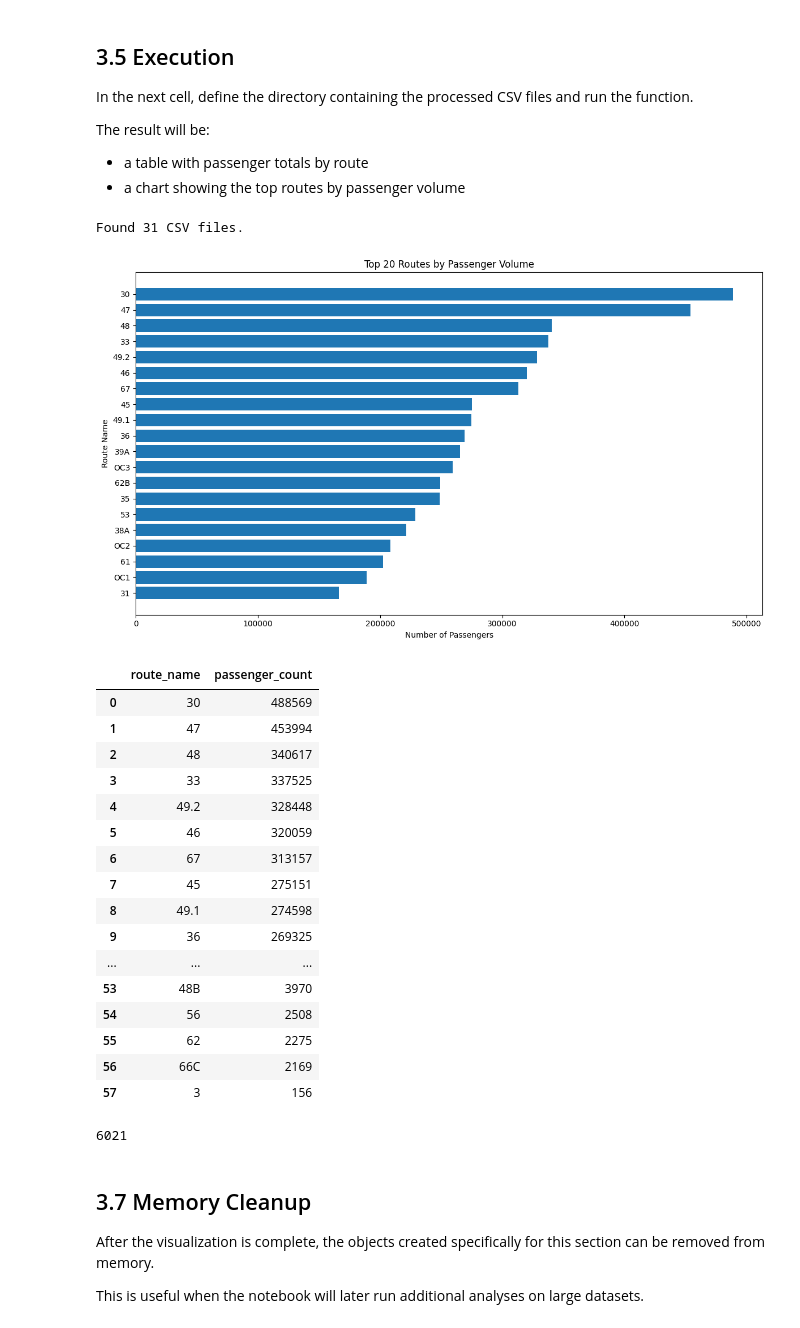
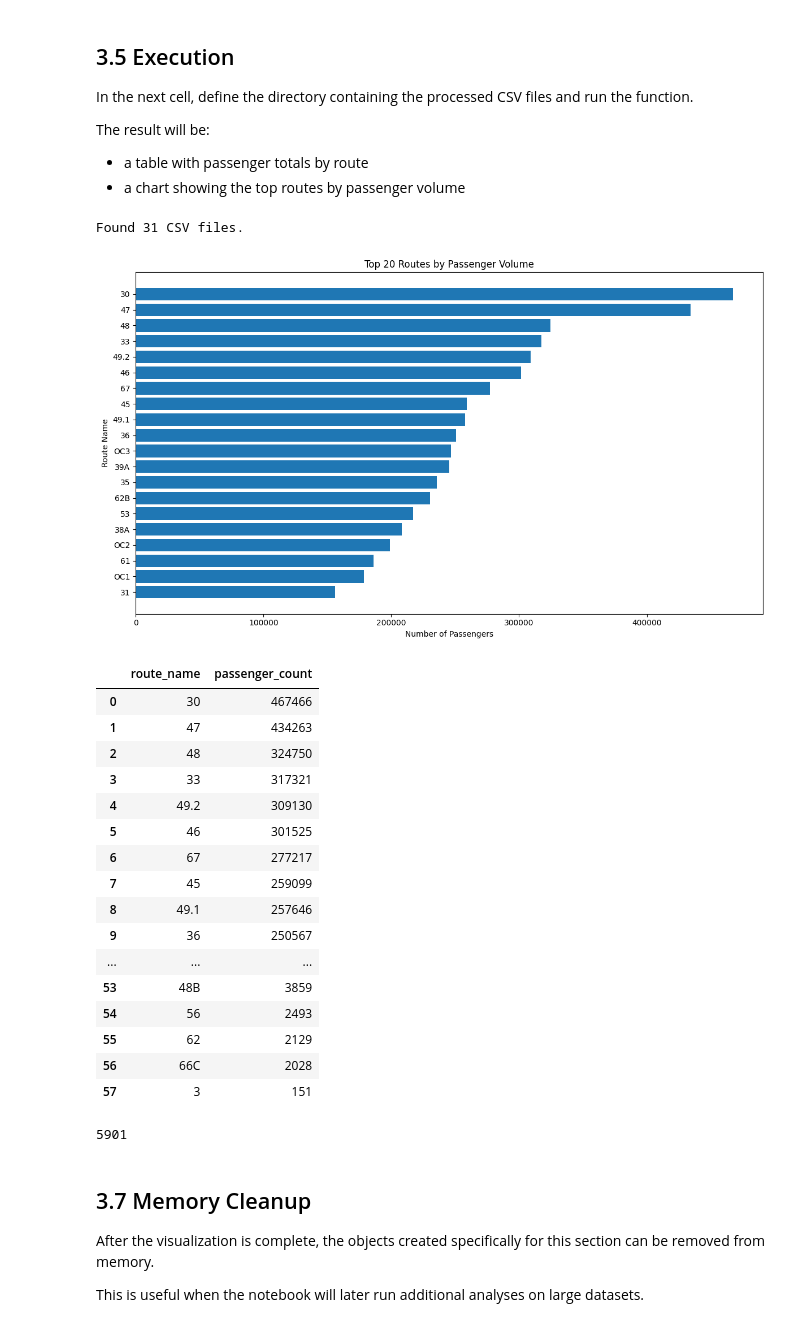
Before and after one commit to lprm-ufes/Netmob2026, a Jupyter notebook: Notebooks/Ticket_Transactions.ipynb, the cells around one changed output. Saved outputs shown, nothing was run; the diff lists cells and outputs as text; code cells hidden in the pictures.

```diff
--- a/Notebooks/Ticket_Transactions.ipynb
+++ b/Notebooks/Ticket_Transactions.ipynb
@@ -602,39 +602,39 @@ The result will be:
 # %%
 # 3.6 Run the analysis
 
 import gc
 
-DATA_DIR = "/data/vm/anonymyzed_seq/"
+DATA_DIR = "../data/anonymized/"
 TOP_N_ROUTES = 20
 
 route_summary_3 = plot_passenger_demand_by_route(DATA_DIR, top_n=TOP_N_ROUTES)
 display(route_summary_3)
 
 # Clean up execution-level variables that are no longer necessary.
 del DATA_DIR
 del TOP_N_ROUTES
 gc.collect()
 # %% [output]
 Found 31 CSV files.
-[figure, old version]
+[figure, new version]
 |  | route_name | passenger_count |
-| 0 | 30 | 488569 |
-| 1 | 47 | 453994 |
-| 2 | 48 | 340617 |
-| 3 | 33 | 337525 |
-| 4 | 49.2 | 328448 |
-| 5 | 46 | 320059 |
-| 6 | 67 | 313157 |
-| 7 | 45 | 275151 |
-| 8 | 49.1 | 274598 |
-| 9 | 36 | 269325 |
+| 0 | 30 | 467466 |
+| 1 | 47 | 434263 |
+| 2 | 48 | 324750 |
+| 3 | 33 | 317321 |
+| 4 | 49.2 | 309130 |
+| 5 | 46 | 301525 |
+| 6 | 67 | 277217 |
+| 7 | 45 | 259099 |
+| 8 | 49.1 | 257646 |
+| 9 | 36 | 250567 |
 | ... | ... | ... |
-| 53 | 48B | 3970 |
-| 54 | 56 | 2508 |
-| 55 | 62 | 2275 |
-| 56 | 66C | 2169 |
-| 57 | 3 | 156 |
+| 53 | 48B | 3859 |
+| 54 | 56 | 2493 |
+| 55 | 62 | 2129 |
+| 56 | 66C | 2028 |
+| 57 | 3 | 151 |
-6021
+5901
 # %% [markdown]
 ## 3.7 Memory Cleanup
 
```
Also changed, not shown: parts of 14 cells of this notebook, 1 other file.
